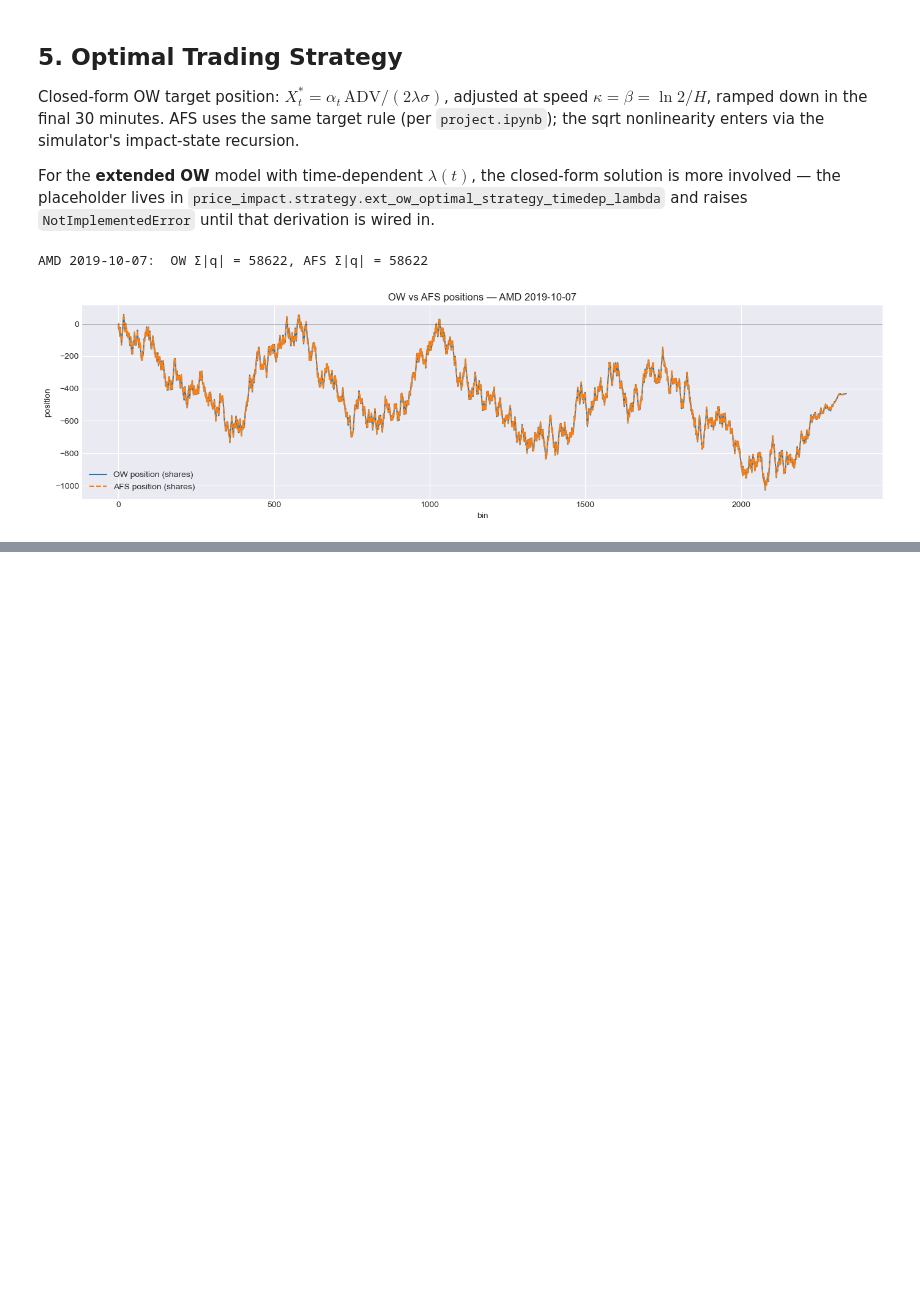
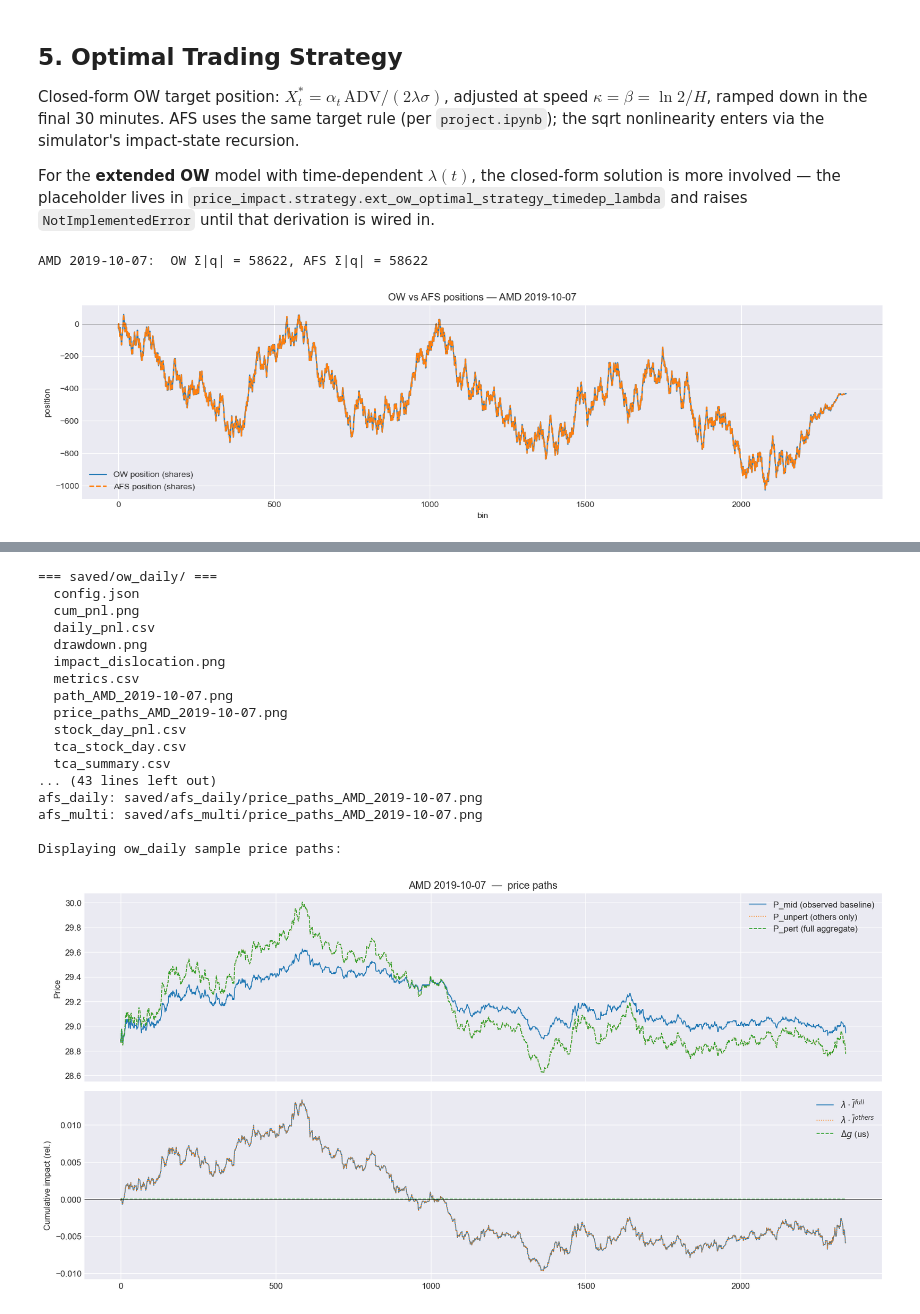
Before and after one commit to christopher-dybdahl/price_impact_optimal_execution, a Jupyter notebook: final_pipeline.ipynb, the cells around one changed output, grey strips where cells are left out. Cells and saved outputs as stored; diff of their text form; code cells hidden in the pictures; blank space fills up the shorter version.

Commit message:
update notebook for unperturbed and perturbed prices

```diff
--- a/final_pipeline.ipynb
+++ b/final_pipeline.ipynb
@@ -643,0 +625,44 @@ Outstanding work:
+# %%
+import os
+from IPython.display import Image, display
+
+for name in runs:
+    files = sorted(os.listdir(runs[name].paths["dir"]))
+    print(f"\n=== saved/{name}/ ===")
+    for f in files:
+        print(" ", f)
+
+price_path_plots = {
+    name: out.paths.get("sample_price_paths_plot")
+    for name, out in runs.items()
+    if out.paths.get("sample_price_paths_plot") is not None
+}
+
+print("\nSample perturbed/unperturbed price-path plots:")
+for name, path in price_path_plots.items():
+    print(f"{name}: {path}")
+
+# Display one example inline; all runs expose their plot paths above.
+if price_path_plots:
+    first_name, first_path = next(iter(price_path_plots.items()))
+    print(f"\nDisplaying {first_name} sample price paths:")
+    display(Image(filename=str(first_path)))
+# %% [output]
+=== saved/ow_daily/ ===
+  config.json
+  cum_pnl.png
+  daily_pnl.csv
+  drawdown.png
+  impact_dislocation.png
+  metrics.csv
+  path_AMD_2019-10-07.png
+  price_paths_AMD_2019-10-07.png
+  stock_day_pnl.csv
+  tca_stock_day.csv
+  tca_summary.csv
+... (43 lines left out)
+afs_daily: saved/afs_daily/price_paths_AMD_2019-10-07.png
+afs_multi: saved/afs_multi/price_paths_AMD_2019-10-07.png
+
+Displaying ow_daily sample price paths:
+[figure, added]
```
Also changed, not shown: parts of 24 cells of this notebook.
